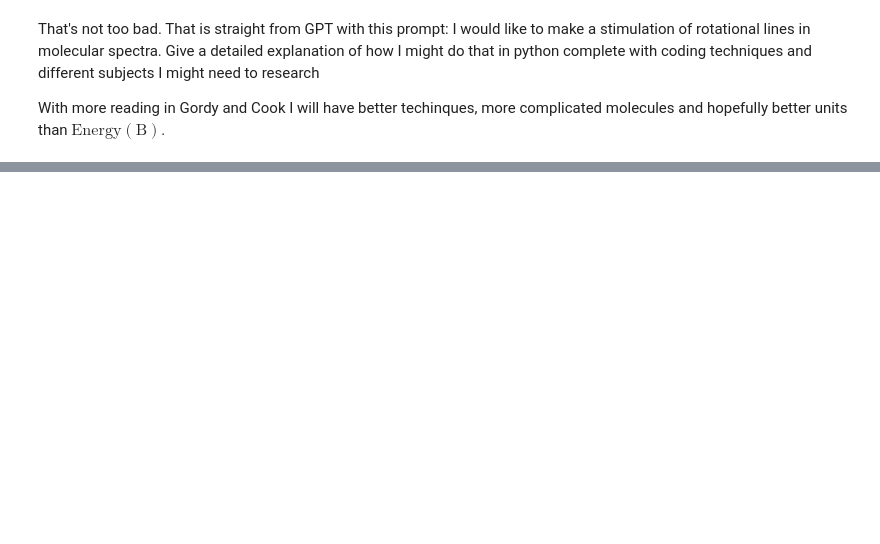
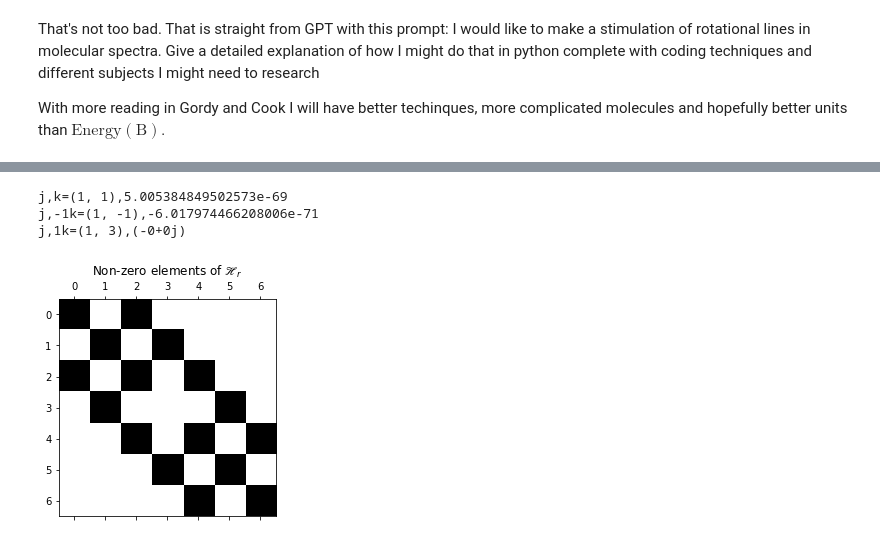
Before and after one commit to elane001/Project-Spectra-129AL-, a Jupyter notebook: Project Spectra scratch.ipynb, the cells around one changed output, grey strips where cells are left out. Cells and saved outputs as stored; diff of their text form; code cells hidden in the pictures; blank space fills up the shorter version.

```diff
--- a/Project Spectra scratch.ipynb
+++ b/Project Spectra scratch.ipynb
@@ -48,0 +104,77 @@ With more reading in Gordy and Cook I will have better techinques, more complica
+# %%
+I_x=2.1
+I_y=2.2
+I_z=2.3
+j=1
+k=1
+hbar = 1.0545718e-34
+H_diag=(j * (j + 1) * (1/I_x + 1/I_y)+k**2 * (2/I_z - 1/I_x - 1/I_y))
+H_diag*=(hbar**2 / 4)
+print(f'j,k={j,k},{H_diag}')
+for i in [-1,+1]:
+    H_offdiag=1/I_y - 1/I_x
+    H_offdiag*=(j*(j + 1)-k*(k + 1*i))**.5
+    H_offdiag*=(j * (j + 1) - (k + 1*i)*(k + 2*i))**0.5
+    H_offdiag*=(hbar**2 / 8)
+    print(f'j,{i}k={j,k+2*i},{H_offdiag}')
+# %% [output]
+j,k=(1, 1),5.005384849502573e-69
+j,-1k=(1, -1),-6.017974466208006e-71
+j,1k=(1, 3),(-0+0j)
+# %%
+class matrixSolve:
+    def __init__(self,j,Ix,Iy,Iz):
+        self.j=j+1
+        self.I=(Ix,Iy,Iz)
+        self.hbar=1
+    def setup(self):
+        H=np.zeros((self.j,self.j))
+        H=H*1j
+        return H
+    def diag_elem(self,index):
+        (j,k)=index
+        (I_x,I_y,I_z)=self.I
+        H_diag=(j * (j + 1) * (1/I_x + 1/I_y)+k**2 * (2/I_z - 1/I_x - 1/I_y))
+        H_diag*=(self.hbar**2 / 4)
+        return H_diag
+    def offdiag_elem(self,index):
+        (j,k)=index
+        (I_x,I_y,I_z)=self.I
+        H_offdiag=1/I_y - 1/I_x
+        H_offdiag*=(j*(j + 1)-k*(k+1))**.5
+        H_offdiag*=(j * (j + 1) - (k+1)*(k+2))**0.5
+        H_offdiag*=(self.hbar**2 / 8)
+        return H_offdiag
+    def populate(self):
+        H=self.setup()
+        for i in range(self.j):
+            H[i,i]+=self.diag_elem((i,i))
+            if i-2>=0:
+                H[i,i-2]+=self.offdiag_elem((i,i-2))
+            if i+2<self.j:
+                H[i,i+2]+=self.offdiag_elem((i,i+2))
+
+#             H[i-2,i]=self.offdiag_elem((i-2,i))
+        return H
+instance1=matrixSolve(3,2.1,2.2,2.3)
+H=instance1.populate()
+np.set_printoptions(edgeitems=3, infstr='inf', linewidth=130, nanstr='nan', precision=2,
+                    suppress=False, threshold=1000, formatter=None)
+# H=H[::-1]
+# H=H.T
+# H=H[::-1]
+j=3
+H_new=np.zeros((2*len(H)-1,2*len(H)-1))
+H_new=H_new*1j
+H_new[j:2*j+1,j:2*j+1]+=H
+H=H[::-1]
+H=H.T
+H=H[::-1]
+H_new[0:j+1,0:j+1]+=H[0:,0:]
+H_new[4,2]=instance1.offdiag_elem((1,-1))
+H_new[2,4]=instance1.offdiag_elem((-1,1))
+plt.spy(H_new)
+plt.title("Non-zero elements of $\mathscr{H}_r$")
+plt.show()
+# %% [output]
+[figure, added]
```
Also changed, not shown: parts of 14 cells of this notebook, 8 other files.
